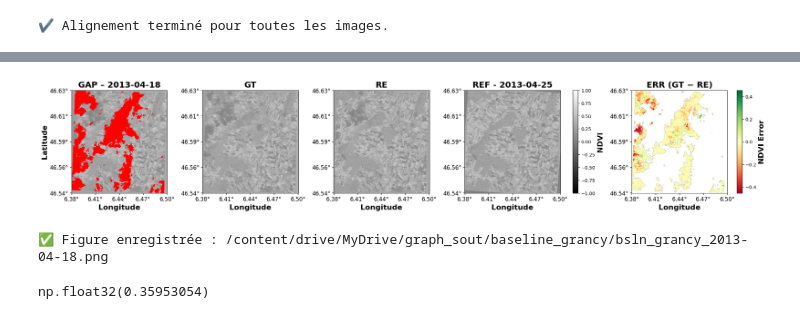
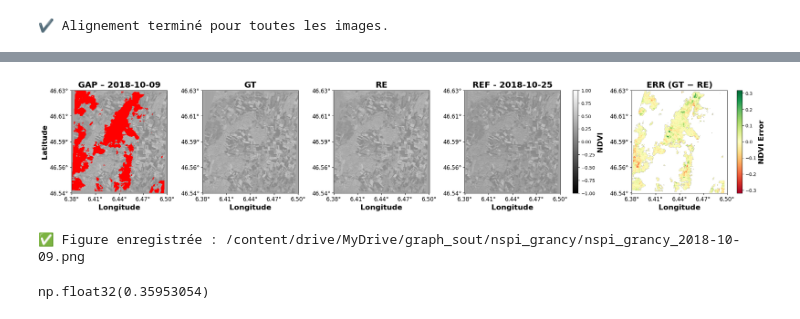
Before and after one commit to larasauser/master, a Jupyter notebook: metrics_soutenance.ipynb, the cells around one changed output, grey strips where cells are left out. Drawn from its saved outputs; the diff is of its cells as text; code cells hidden in the pictures.

```diff
--- a/metrics_soutenance.ipynb
+++ b/metrics_soutenance.ipynb
@@ -218,6 +218,9 @@ for i in range(len(hole_files)):
 
     ndvi_cmap = cm.get_cmap("gray").copy()
     ndvi_cmap.set_bad(color="red")
+    # Création d'une normalisation centrée sur 0
+    max_val = np.max(np.abs(err[valid_mask]))  # prend le max absolu pour symétrie autour de 0
+    norm = colors.TwoSlopeNorm(vmin=-max_val, vcenter=0, vmax=max_val)
 
     fig, axs = plt.subplots(1, 4, figsize=(18, 4), constrained_layout=True)
     axs = axs.flatten()
@@ -238,7 +241,7 @@ for i in range(len(hole_files)):
     axs[2].set_xlabel("Longitude", fontsize=14, fontweight="bold")
     add_coords_wgs84(axs[2], hole_meta)
 
-    im3 = axs[3].imshow(err, cmap="RdYlGn")
+    im3 = axs[3].imshow(err, cmap="RdYlGn", norm=norm)
     axs[3].set_title("ERR (GT - RE)", fontsize=18, fontweight="bold")
     axs[3].set_xlabel("Longitude", fontsize=16, fontweight="bold")
     add_coords_wgs84(axs[3], hole_meta)
@@ -248,10 +251,13 @@ for i in range(len(hole_files)):
     for t in cbar_ndvi.ax.get_yticklabels():
         t.set_fontsize(14)
 
-    cbar_err = fig.colorbar(im3, ax=axs[3], orientation="vertical", fraction=0.02, pad=0.01)
-    cbar_err.set_label("NDVI Error", fontsize=14, fontweight="bold")
-    for t in cbar_err.ax.get_yticklabels():
-        t.set_fontsize(14)
+    #cbar_err = fig.colorbar(im3, ax=axs[3], orientation="vertical", fraction=0.02, pad=0.01)
+    #cbar_err.set_label("NDVI Error", fontsize=14, fontweight="bold")
+    #for t in cbar_err.ax.get_yticklabels():
+        #t.set_fontsize(14)
+    cbar_err = fig.colorbar(im3, ax=axs[3], fraction=0.05, pad=0.02)
+    cbar_err.set_label("NDVI Error", fontsize=16, fontweight="bold")
+
 
     for ax in axs:
         ax.tick_params(axis="x", labelsize=12)
@@ -289,13 +289,13 @@ from pyproj import Transformer, CRS
 import os
 
 # === Chemins ===
-gap_path = "/content/drive/MyDrive/NDVI_grancy_Landsat8_10/imputed/holes_real/NDVI_2013-04-18.tif"
-gt_path = "/content/drive/MyDrive/NDVI_grancy_Landsat8_10/imputed/NDVI_2013-04-18.tif"
-filled_path = "/content/drive/MyDrive/NDVI_grancy_Landsat8_10/imputed/holes_real/filled_baseline/NDVI_2013-04-18_baseline.tif"
-ref_path = "/content/drive/MyDrive/NDVI_grancy_Landsat8_10/imputed/NDVI_2013-04-25.tif"
-gap_raw_dir = '/content/drive/MyDrive/ndvi_grancy_landsat_original/NDVI_2013-04-18.tif'
+gap_path = "/content/drive/MyDrive/NDVI_grancy_Landsat8_10/imputed/holes_real/NDVI_2018-10-09.tif"
+gt_path = "/content/drive/MyDrive/NDVI_grancy_Landsat8_10/imputed/NDVI_2018-10-09.tif"
+filled_path = "/content/drive/MyDrive/NDVI_grancy_Landsat8_10/imputed/holes_real/filled_nspi3/NDVI_2018-10-09.tif"
+ref_path = "/content/drive/MyDrive/NDVI_grancy_Landsat8_10/imputed/NDVI_2018-10-25.tif"
+gap_raw_dir = '/content/drive/MyDrive/ndvi_grancy_landsat_original/NDVI_2018-10-09.tif'
 
-output_dir = '/content/drive/MyDrive/graph_sout/baseline_grancy'
+output_dir = '/content/drive/MyDrive/graph_sout/nspi_grancy'
 os.makedirs(output_dir, exist_ok=True)
 
 # === Fonctions utilitaires ===
@@ -393,36 +393,36 @@ im2 = axs[2].imshow(filled_res, cmap=ndvi_cmap, vmin=-1, vmax=1)
 axs[2].set_title("RE", fontsize=18, fontweight="bold")
 axs[2].set_xlabel("Longitude", fontsize=16, fontweight="bold")
 add_coords_wgs84(axs[2], gap_meta, show_y=True)
 
 # REF (nouveau panneau)
 im3 = axs[3].imshow(ref_res, cmap=ndvi_cmap, vmin=-1, vmax=1)
 axs[3].set_title(f"REF - {date1}", fontsize=18, fontweight="bold")
 axs[3].set_xlabel("Longitude", fontsize=16, fontweight="bold")
 add_coords_wgs84(axs[3], gap_meta, show_y=True)
 
 # ERREUR
 im4 = axs[4].imshow(err, cmap="RdYlGn", norm=norm)
 axs[4].set_title("ERR (GT − RE)", fontsize=18, fontweight="bold")
 axs[4].set_xlabel("Longitude", fontsize=16, fontweight="bold")
 add_coords_wgs84(axs[4], gap_meta, show_y=True)
 
 # === Colorbars ===
 cbar_ndvi = fig.colorbar(im2, ax=axs[:4], fraction=0.025, pad=0.01)
 cbar_ndvi.set_label("NDVI", fontsize=16, fontweight="bold")
 
 cbar_err = fig.colorbar(im4, ax=axs[4], fraction=0.05, pad=0.02)
 cbar_err.set_label("NDVI Error", fontsize=16, fontweight="bold")
 
 # === Sauvegarde ===
-save_path = os.path.join(output_dir, f"bsln_grancy_{date}.png")
+save_path = os.path.join(output_dir, f"nspi_grancy_{date}.png")
 fig.savefig(save_path, dpi=300, bbox_inches="tight")
 plt.show()
 plt.close(fig)
 
 print(f"✅ Figure enregistrée : {save_path}")
 # %% [output]
-[figure, old version]
+[figure, new version]
-✅ Figure enregistrée : /content/drive/MyDrive/graph_sout/baseline_grancy/bsln_grancy_2013-04-18.png
+✅ Figure enregistrée : /content/drive/MyDrive/graph_sout/nspi_grancy/nspi_grancy_2018-10-09.png
 # %%
 max_val = np.max((err[valid]))
 max_val
```
Also changed, not shown: parts of 1 cell of this notebook.
